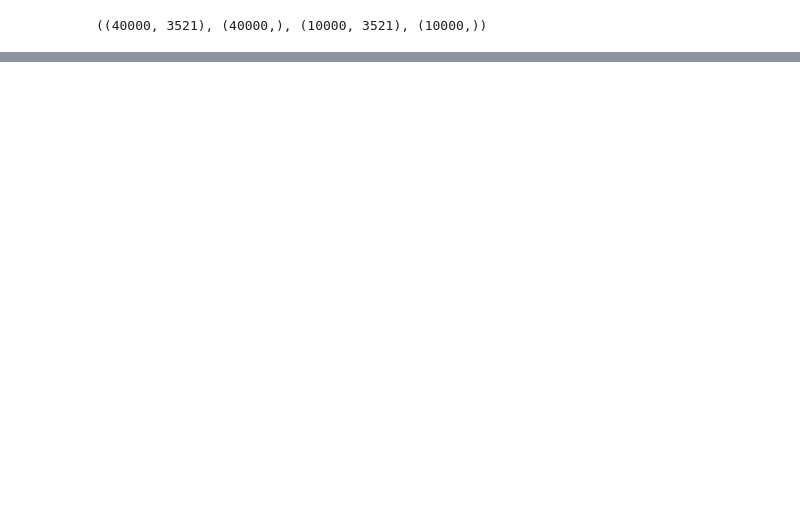
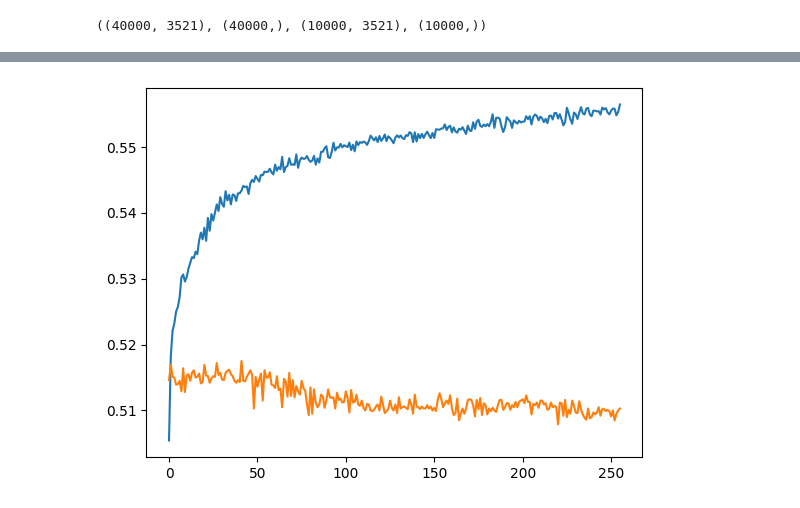
Before and after one commit to eleethesontai/IMDB-Sentiment-Analysis, a Jupyter notebook: model.ipynb, the cells around one changed output, grey strips where cells are left out. Saved outputs shown, nothing was run; the diff lists cells and outputs as text; code cells hidden in the pictures; blank space fills up the shorter version.

```diff
--- a/model.ipynb
+++ b/model.ipynb
@@ -75,0 +93,7 @@ plt.show()
+# %%
+plt.plot(history.history['accuracy'])
+plt.plot(history.history['val_accuracy'])
+
+plt.show()
+# %% [output]
+[figure, added]
```
Also changed, not shown: parts of 6 cells of this notebook, 3 other files.
